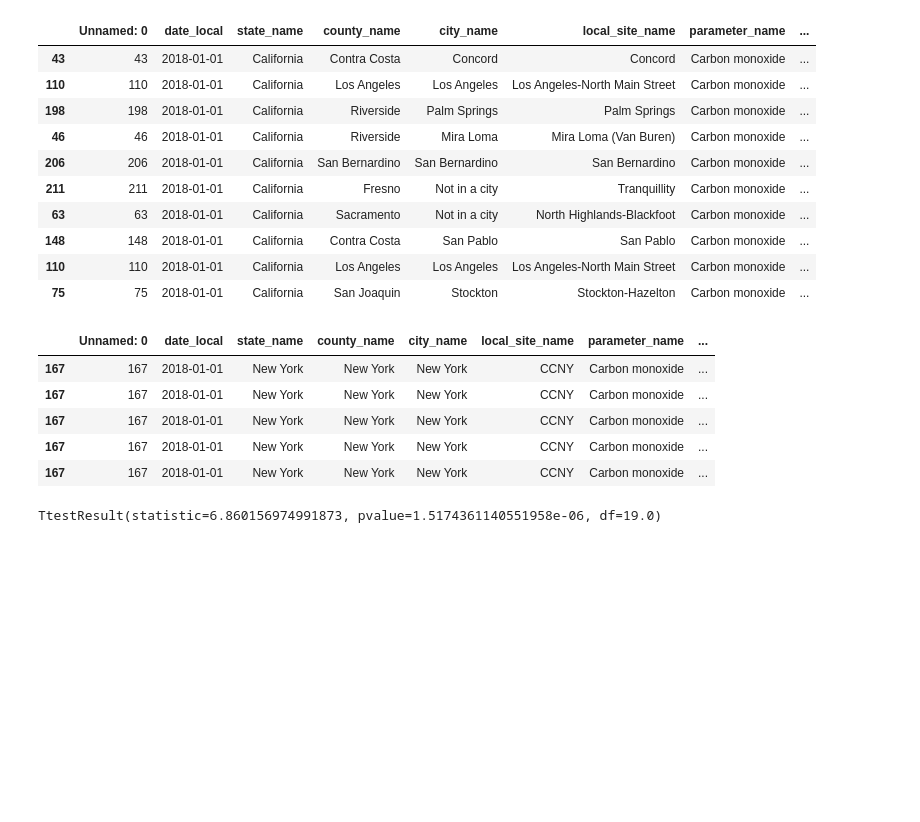
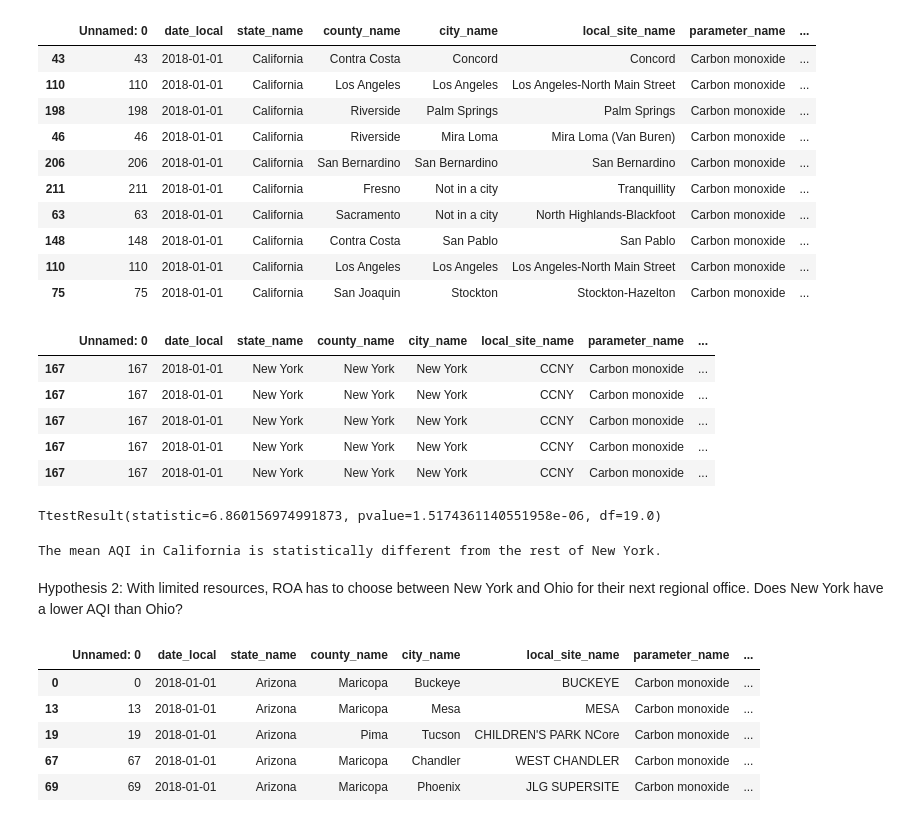
Before and after one commit to Sangamdangal/Statistics, a Jupyter notebook: Activity_hypothesis_testing.ipynb, the cells around one changed output. Drawn from its saved outputs; the diff is of its cells as text; code cells hidden in the pictures; blank space fills up the shorter version.

```diff
--- a/Activity_hypothesis_testing.ipynb
+++ b/Activity_hypothesis_testing.ipynb
@@ -103,5 +104,27 @@ stats.ttest_ind(a= sample_aqi_california['aqi'], b= sample_aqi_new_york['aqi'],
 # %% [output]
 TtestResult(statistic=6.860156974991873, pvalue=1.5174361140551958e-06, df=19.0)
 # %%
-#t value is statistic=6.8601......
-#p value 1.517...(*100) which is more than 5% is null hypothesis
+p_value = 1.5174361140551958e-06
+alpha = 0.5
+if p_value < alpha:
+    print("The mean AQI in California is statistically different from the rest of New York.")
+else:
+    print("There is not enough evidence to say the mean AQI in California is different from the rest of New York.")
+
+#p value 1.517..-06 which is less than 0.5 so we reject null hypothesis
+# %% [output]
+The mean AQI in California is statistically different from the rest of New York.
+# %% [markdown]
+Hypothesis 2: With limited resources, ROA has to choose between New York
+and Ohio for their next regional office. Does New York have a lower AQI than
+Ohio?
+# %%
+aqi_arizona = aqi[aqi['state_name'] == 'Arizona']
+aqi_arizona.head(5)
+# %% [output]
+|  | Unnamed: 0 | date_local | state_name | county_name | city_name | local_site_name | parameter_name | ... |
+| 0 | 0 | 2018-01-01 | Arizona | Maricopa | Buckeye | BUCKEYE | Carbon monoxide | ... |
+| 13 | 13 | 2018-01-01 | Arizona | Maricopa | Mesa | MESA | Carbon monoxide | ... |
+| 19 | 19 | 2018-01-01 | Arizona | Pima | Tucson | CHILDREN'S PARK NCore | Carbon monoxide | ... |
+| 67 | 67 | 2018-01-01 | Arizona | Maricopa | Chandler | WEST CHANDLER | Carbon monoxide | ... |
+| 69 | 69 | 2018-01-01 | Arizona | Maricopa | Phoenix | JLG SUPERSITE | Carbon monoxide | ... |
```
Also changed, not shown: parts of 15 cells of this notebook.
